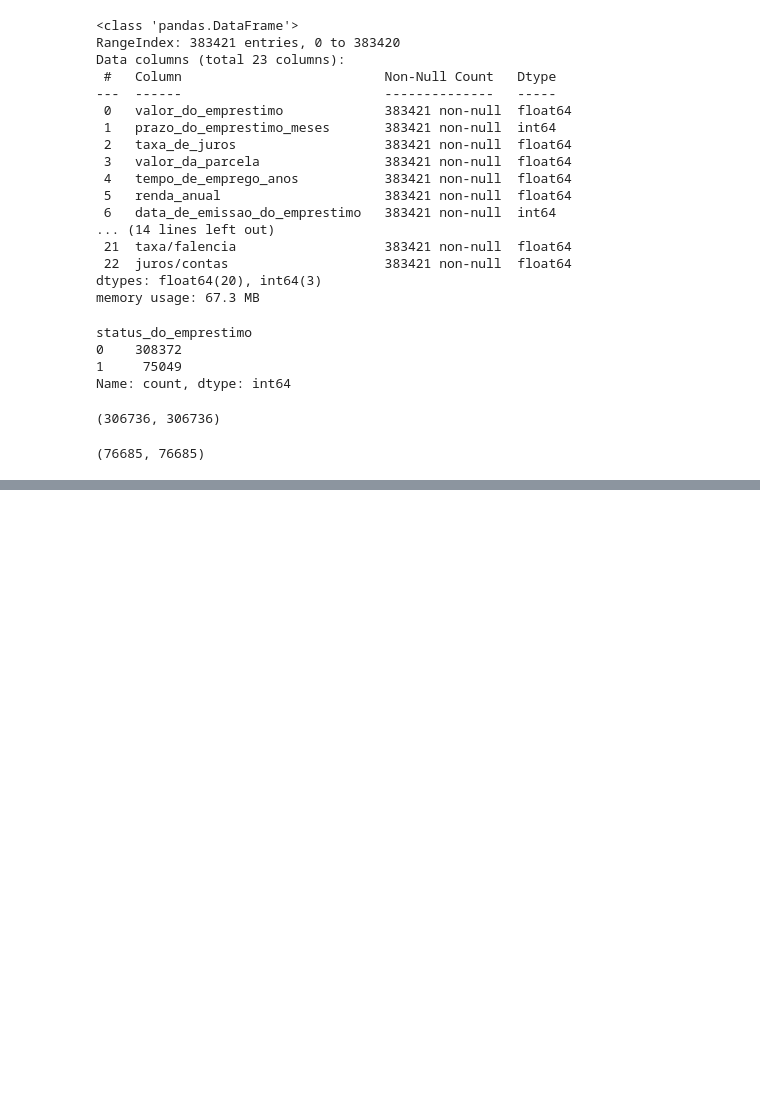
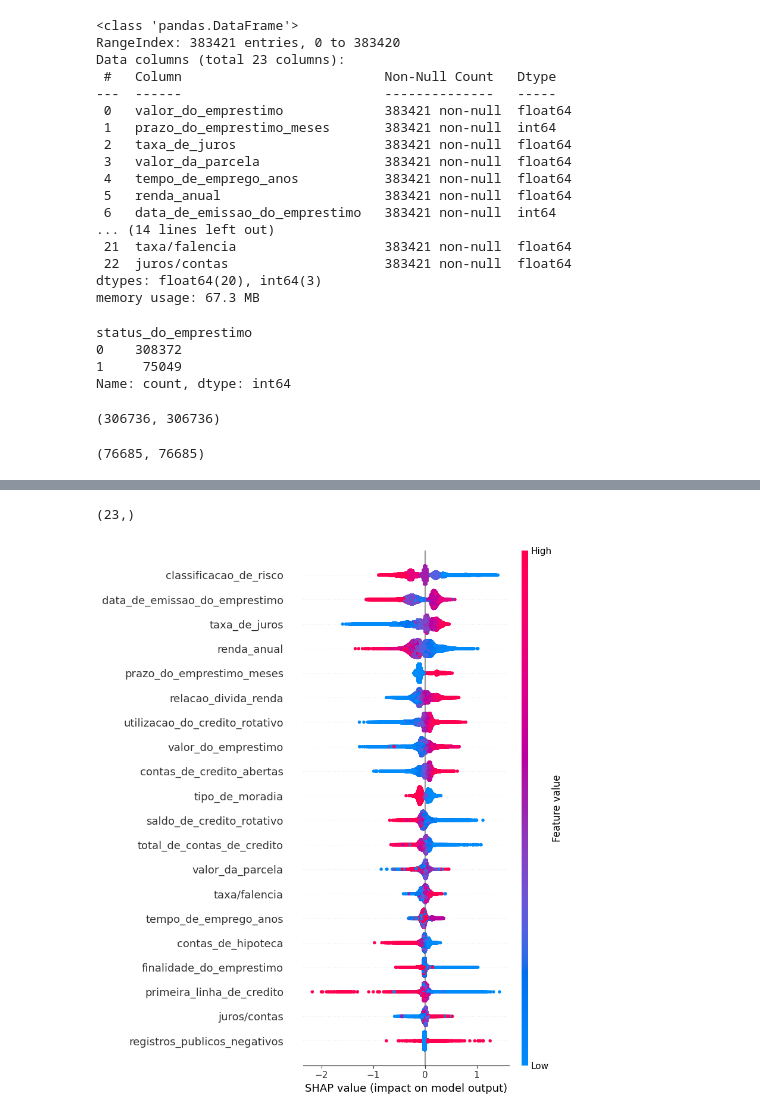
Before and after one commit to ericgoncalvesaraujo-rgb/predicao-risco-credito, a Jupyter notebook: criacao_modelo.ipynb, the cells around one changed output, grey strips where cells are left out. Saved outputs shown, nothing was run; the diff lists cells and outputs as text; code cells hidden in the pictures; blank space fills up the shorter version.

Commit message:
terminando a avaliação do modelo

```diff
--- a/criacao_modelo.ipynb
+++ b/criacao_modelo.ipynb
@@ -252,5 +378,5 @@ Fitting 5 folds for each of 50 candidates, totalling 250 fits
 # %%
-best_modelo = XGBClassifier(subsample= 1, scale_pos_weight= 10, n_estimators= np.int64(340), min_child_weight =np.int64(4), max_depth =1, random_state= 42)
+best_modelo = XGBClassifier(subsample = 1, scale_pos_weight = 5, n_estimators = np.int64(260), min_child_weight = np.int64(7), max_depth = 3)
 # %%
 best_modelo.fit(x_train, y_train)
 # %% [output]
@@ -314,0 +449,11 @@ array([[38469, 23206],
+# %%
+explaned = shap.TreeExplainer(best_modelo)
+shap_values = explaned.shap_values(x_train)
+# %%
+shap_values[1].shape
+# %% [output]
+(23,)
+# %%
+sumario1 = shap.summary_plot(shap_values, x_train)
+# %% [output]
+[figure, added]
```
Also changed, not shown: parts of 27 cells of this notebook.
